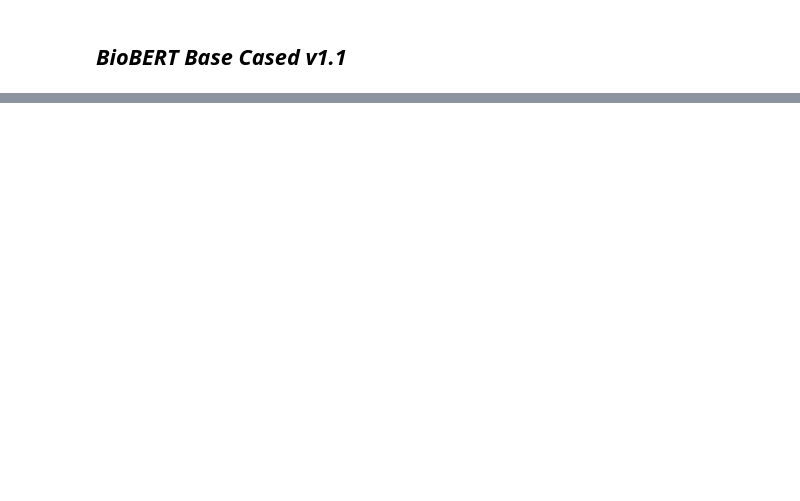
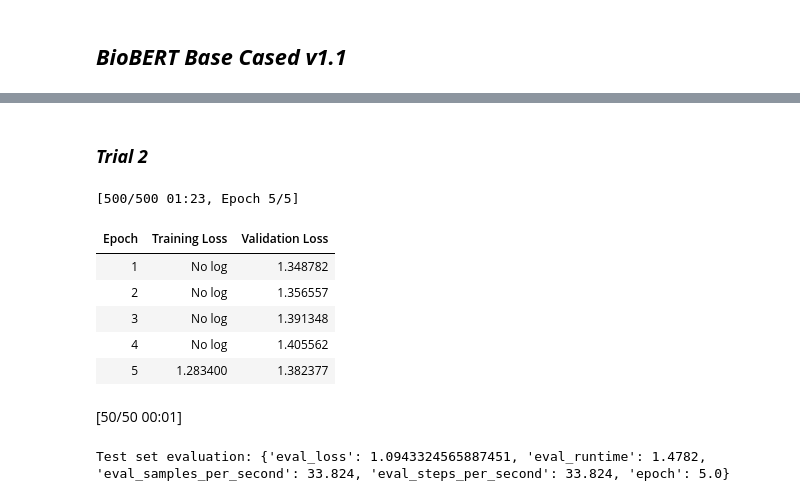
Before and after one commit to almond5/CAP5510_Datasets, a Jupyter notebook: qna_method/qna_biobert.ipynb, the cells around one changed output, grey strips where cells are left out. Cells and saved outputs as stored; diff of their text form; code cells hidden in the pictures; blank space fills up the shorter version.

```diff
--- a/qna_method/qna_biobert.ipynb
+++ b/qna_method/qna_biobert.ipynb
@@ -206,0 +193,66 @@ Accuracy: 0.6
+# %% [markdown]
+### ***Trial 2***
+# %%
+# Preprocess the dataset
+def preprocess_function(examples):
+    inputs = [f"Context: {context} Question: {question}" for question, context in zip(examples['question'], examples['context'])]
+    targets = examples['final_decision']
+
+    # Expanded label mapping to handle additional cases
+    label_mapping = {"yes": 0, "no": 1, "uncertain": 2, "maybe": 2}
+
+    # Handle missing or unexpected labels gracefully
+    model_inputs = tokenizer(inputs, max_length=512, truncation=True, padding="max_length")
+    model_inputs["labels"] = [label_mapping.get(target.lower(), 2) for target in targets]
+
+    return model_inputs
+
+# Select a small subset of the dataset for demonstration
+small_ds = ds['train'].select(range(200))
+tokenized_ds = small_ds.map(preprocess_function, batched=True)
+
+# Split the dataset into training, validation, and test sets
+train_size = 100
+val_size = 50
+test_size = 50
+
+train_dataset, val_dataset, test_dataset = torch.utils.data.random_split(
+    tokenized_ds, [train_size, val_size, test_size]
+)
+
+# Define training arguments
+training_args = TrainingArguments(
+    output_dir="./results",
+    evaluation_strategy="epoch",
+    learning_rate=2e-6,
+    num_train_epochs=5,
+    per_device_train_batch_size=1,
+    per_device_eval_batch_size=1,
+    weight_decay=0.01,
+)
+
+# Initialize the Trainer
+trainer = Trainer(
+    model=model,
+    args=training_args,
+    train_dataset=train_dataset,
+    eval_dataset=val_dataset,
+    tokenizer=tokenizer,
+)
+
+# Train the model
+trainer.train()
+
+# Evaluate the model
+metrics = trainer.evaluate(eval_dataset=test_dataset)
+print("Test set evaluation:", metrics)
+# %% [output]
+[500/500 01:23, Epoch 5/5]
+| Epoch | Training Loss | Validation Loss |
+| 1 | No log | 1.348782 |
+| 2 | No log | 1.356557 |
+| 3 | No log | 1.391348 |
+| 4 | No log | 1.405562 |
+| 5 | 1.283400 | 1.382377 |
+[50/50 00:01]
+Test set evaluation: {'eval_loss': 1.0943324565887451, 'eval_runtime': 1.4782, 'eval_samples_per_second': 33.824, 'eval_steps_per_second': 33.824, 'epoch': 5.0}
```
Also changed, not shown: parts of 31 cells of this notebook.
